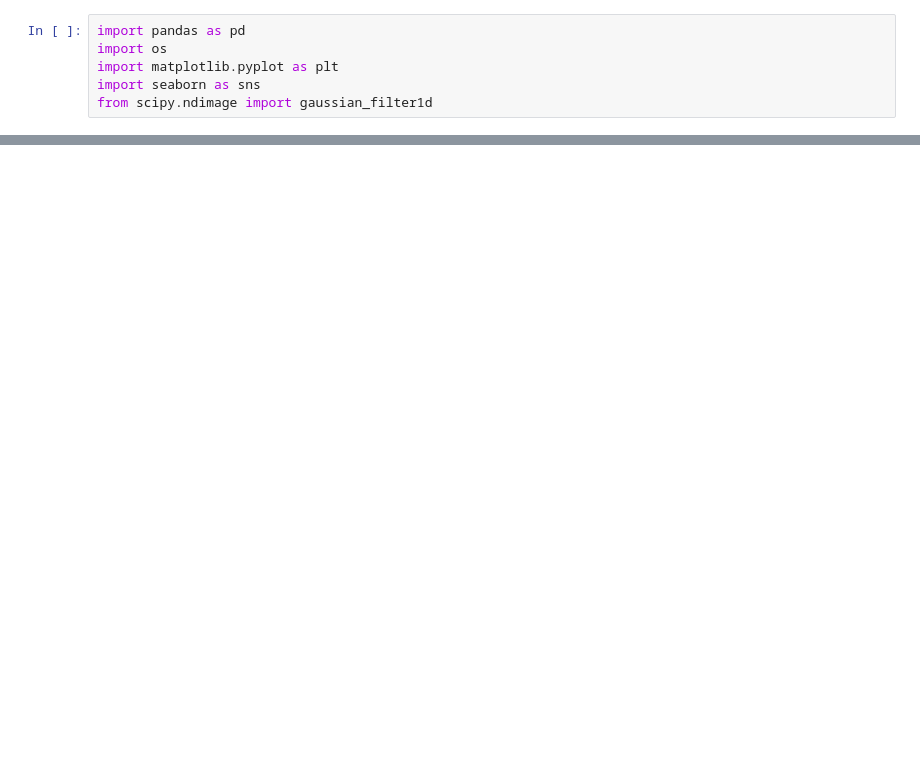
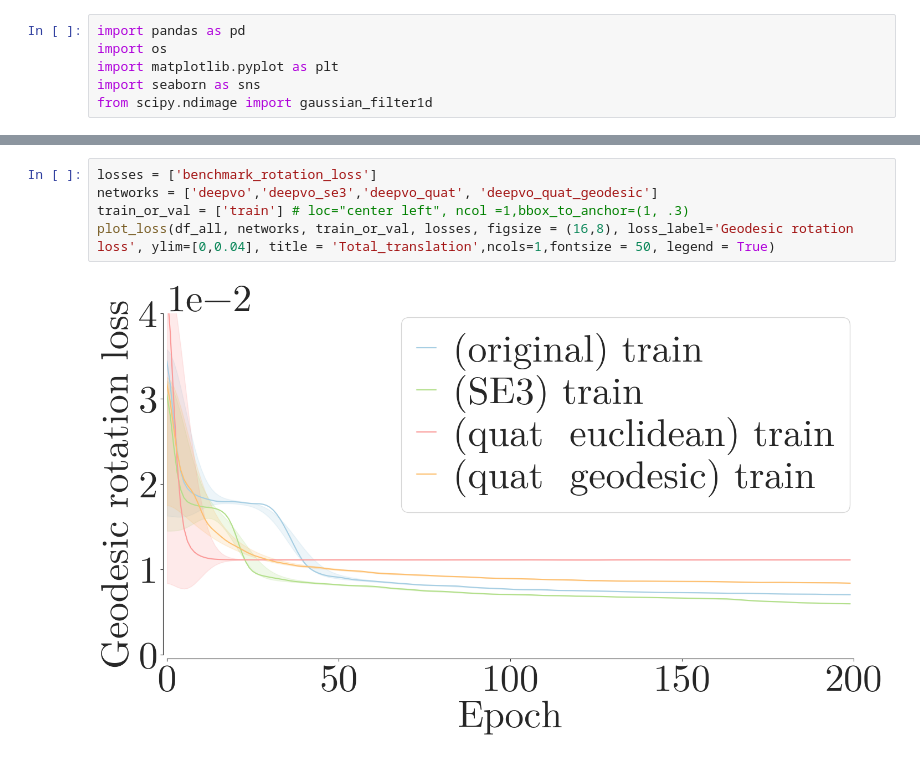
Before and after one commit to remaro-network/Loss_VO_right, a Jupyter notebook: visualization/tensorboard_csv_reader.ipynb, the cells around one changed output, grey strips where cells are left out. Drawn from its saved outputs; the diff is of its cells as text; blank space fills up the shorter version.

```diff
--- a/visualization/tensorboard_csv_reader.ipynb
+++ b/visualization/tensorboard_csv_reader.ipynb
@@ -109,0 +105,7 @@ plot_loss(df_all, networks, train_or_val, losses, title="rotation_train", loss_l
+# %%
+losses = ['benchmark_rotation_loss']
+networks = ['deepvo','deepvo_se3','deepvo_quat', 'deepvo_quat_geodesic']
+train_or_val = ['train'] # loc="center left", ncol =1,bbox_to_anchor=(1, .3)
+plot_loss(df_all, networks, train_or_val, losses, figsize = (16,8), loss_label='Geodesic rotation loss', ylim=[0,0.04], title = 'Total_translation',ncols=1,fontsize = 50, legend = True)
+# %% [output]
+[figure, added]
```
Also changed, not shown: parts of 4 cells of this notebook.
